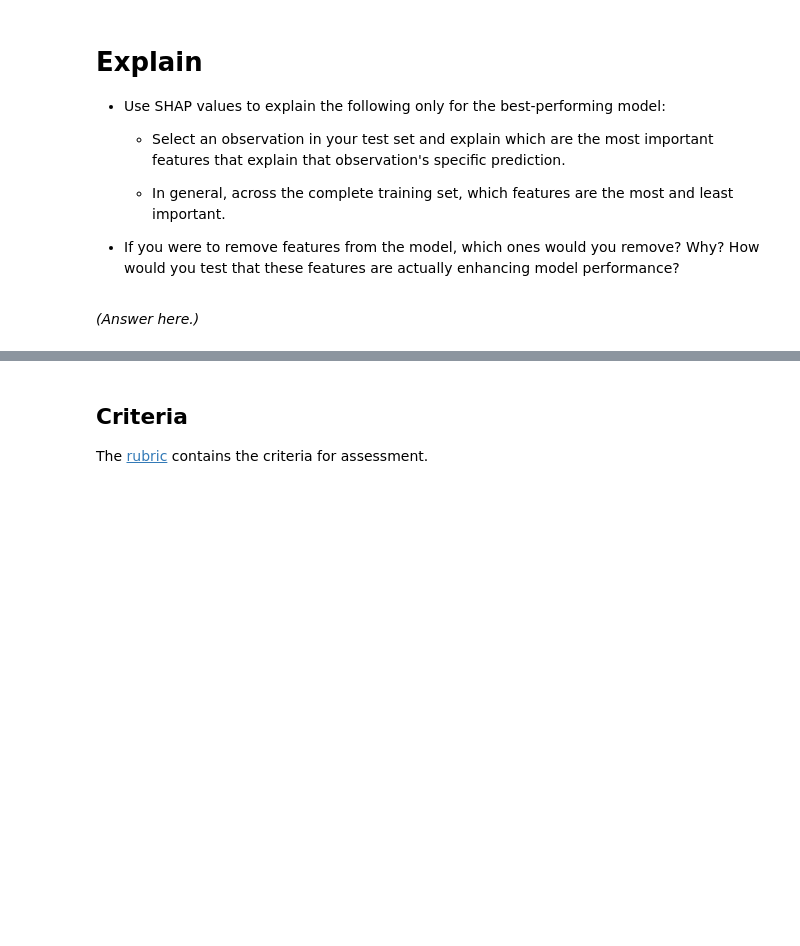
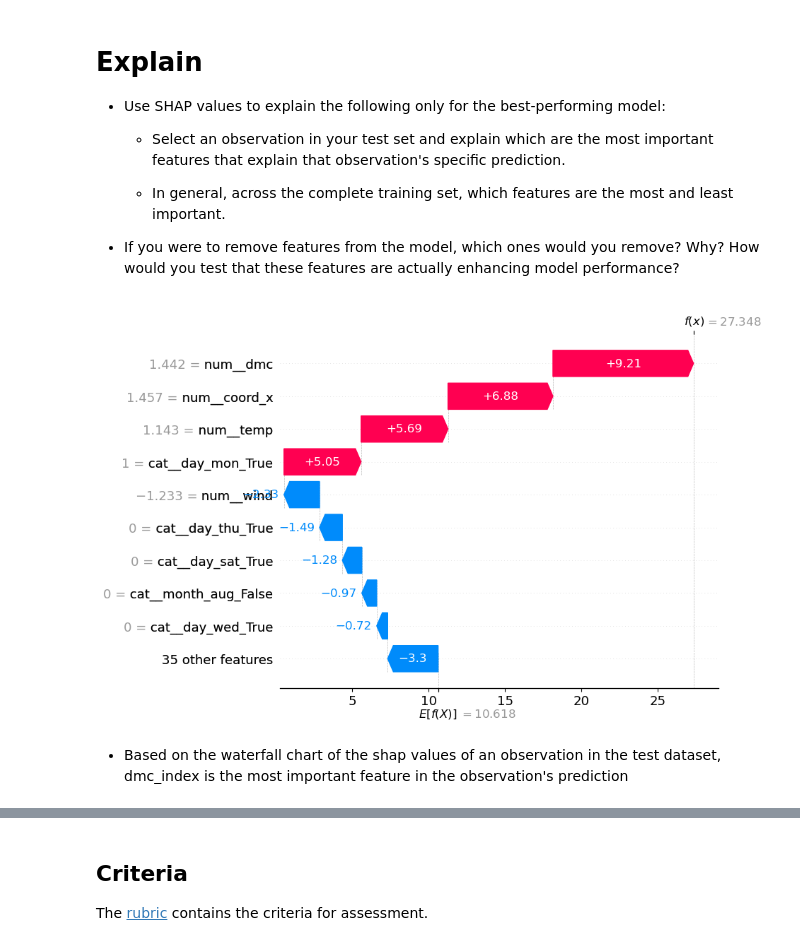
Before and after one commit to azharhasan/production, a Jupyter notebook: 02_activities/assignments/assignment_2.ipynb, the cells around one changed output, grey strips where cells are left out. Saved outputs shown, nothing was run; the diff lists cells and outputs as text; code cells hidden in the pictures; blank space fills up the shorter version.

Commit message:
adding answers to model explanations section

```diff
--- a/02_activities/assignments/assignment_2.ipynb
+++ b/02_activities/assignments/assignment_2.ipynb
@@ -458,3 +465,8 @@ Pipe d score: -2085.6581345854934
 # Evaluate
 
 + Which model has the best performance?
+# %%
+model_a=grid_cv_a.best_estimator_
+model_b=grid_cv_b.best_estimator_
+model_c=grid_cv_c.best_estimator_
+model_d=grid_cv_d.best_estimator_
@@ -479,5 +505,18 @@ with open(filename, 'wb') as file:
     - In general, across the complete training set, which features are the most and least important.
 
 + If you were to remove features from the model, which ones would you remove? Why? How would you test that these features are actually enhancing model performance?
-# %% [markdown]
-*(Answer here.)*
+# %%
+data_transform = model_a.named_steps['preprocessing'].transform(X_test)
+
+explainer = shap.explainers.Linear(
+    model_a.named_steps['regressor'],
+    data_transform,
+    feature_names = model_a.named_steps['preprocessing'].get_feature_names_out())
+
+shap_values = explainer(data_transform)
+# %%
+shap.plots.waterfall(shap_values[2])
+# %% [output]
+[figure, added]
+# %% [markdown]
+- Based on the waterfall chart of the shap values of an observation in the test dataset, dmc_index is the most important feature in the observation's prediction
```
Also changed, not shown: parts of 10 cells of this notebook.
